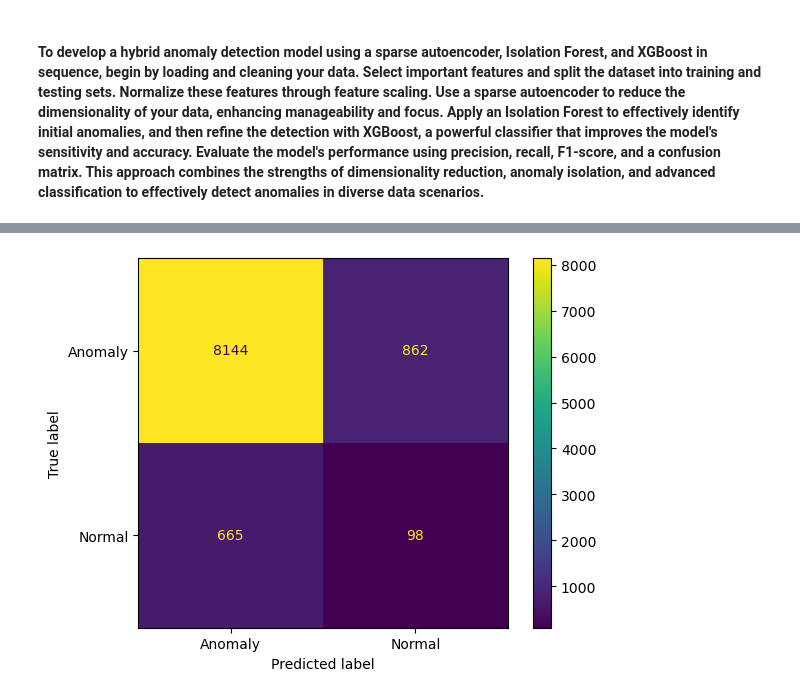
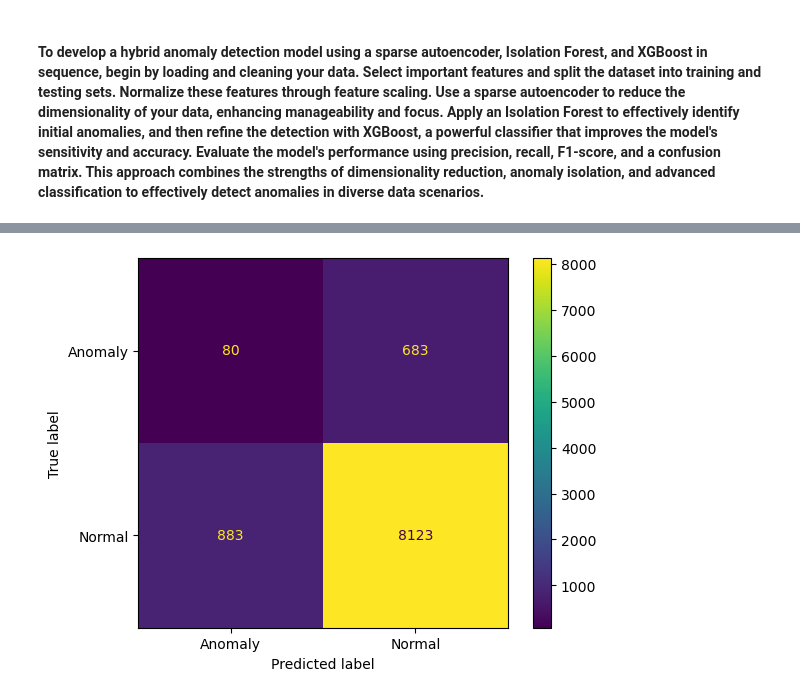
Before and after one commit to sebhatgg/DSE, a Jupyter notebook: Census_autoencoder_xgboost_isolationforest_Final.ipynb, the cells around one changed output, grey strips where cells are left out. Drawn from its saved outputs; the diff is of its cells as text; code cells hidden in the pictures.

```diff
--- a/Census_autoencoder_xgboost_isolationforest_Final.ipynb
+++ b/Census_autoencoder_xgboost_isolationforest_Final.ipynb
@@ -62,7 +62,7 @@ def auto_enc_xgb_iso():
     X_test_scaled = scaler.transform(X_test)
 
     # Use XGBoost to identify normal data points
-    xgb = XGBClassifier(use_label_encoder=False, eval_metric='mlogloss', random_state=42)
+    xgb = XGBClassifier(use_label_encoder=False, eval_metric='logloss', random_state=42)
     xgb.fit(X_train_scaled, y_train)
     xgb_preds = xgb.predict(X_train_scaled)
 
@@ -96,7 +96,7 @@ def auto_enc_xgb_iso():
     print(f"F1 Score: {f1}")
 
     # Display the confusion matrix
-    cm = confusion_matrix(y_test, iso_preds, labels=[0, 1])
+    cm = confusion_matrix(y_test, iso_preds, labels=[1, 0])
     disp = ConfusionMatrixDisplay(confusion_matrix=cm, display_labels=['Anomaly', 'Normal'])
     disp.plot()
     plt.show()
@@ -124 +124 @@ F1 Score: 0.8517609036379874
-[figure, old version]
+[figure, new version]
```
Also changed, not shown: parts of 1 cell of this notebook, 3 other files.
